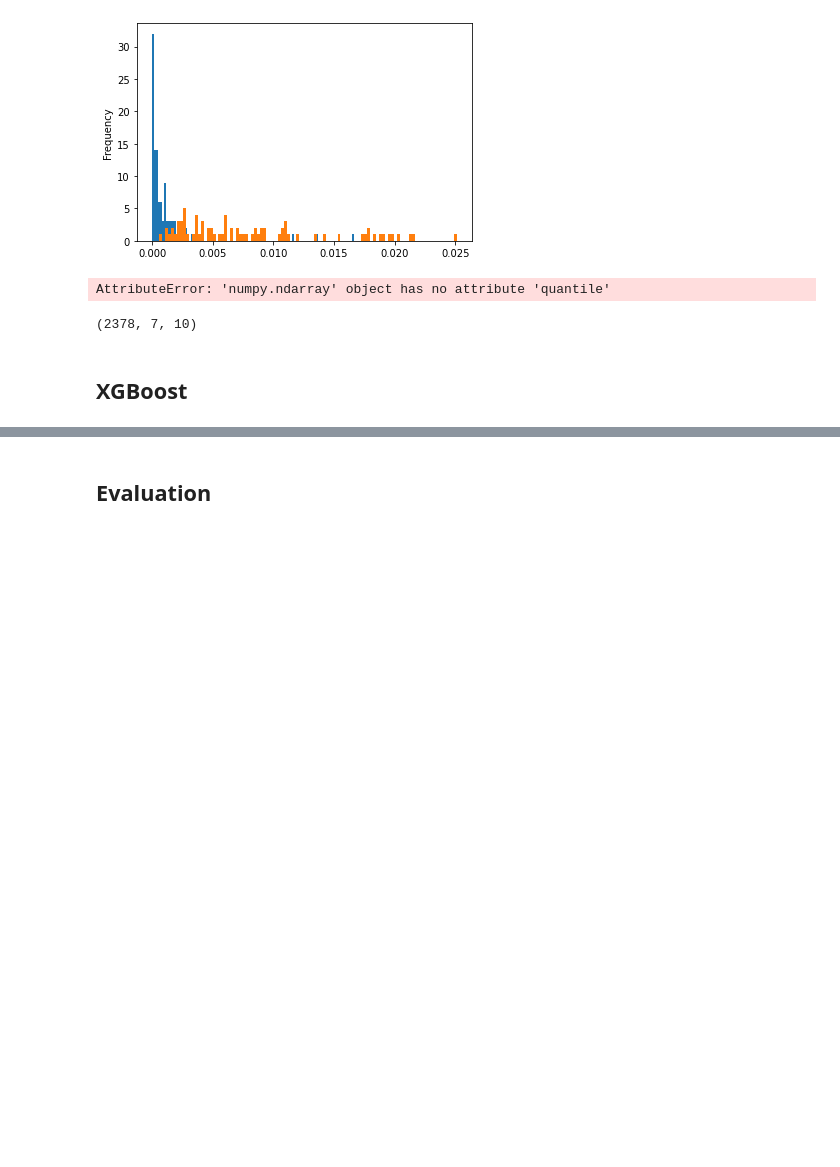
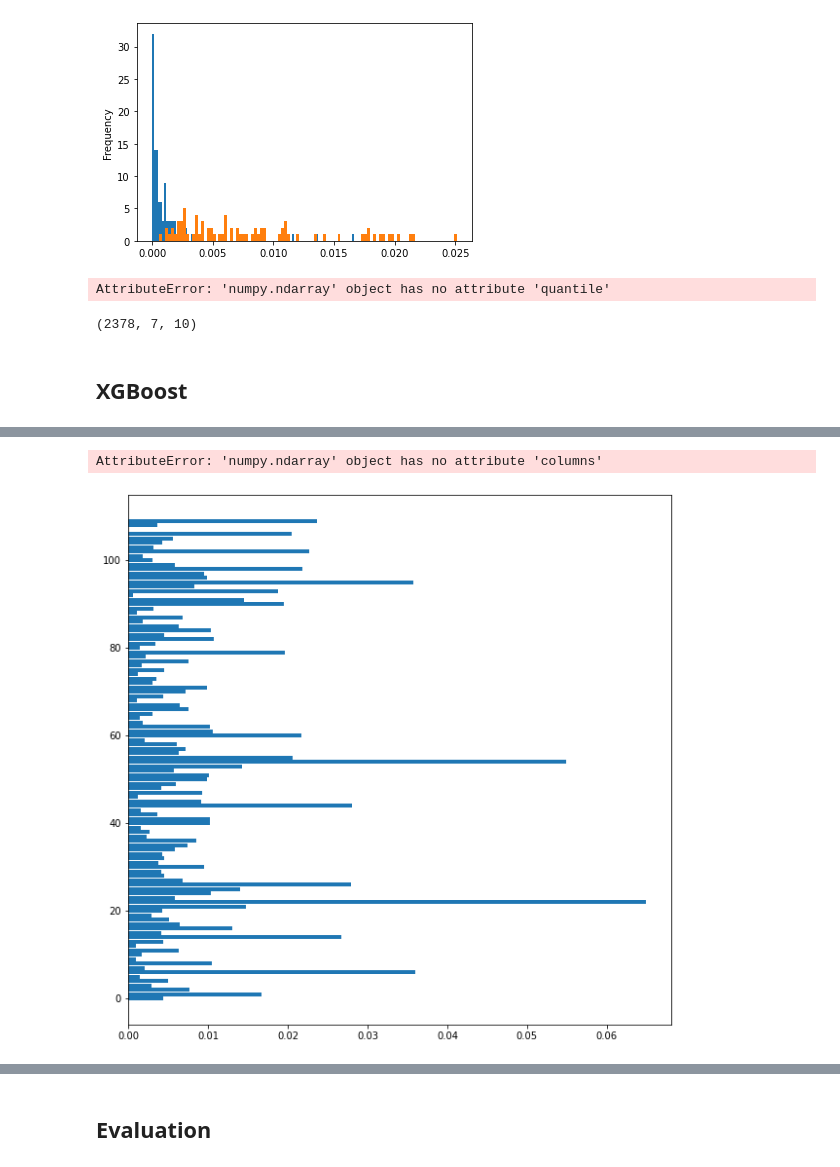
Before and after one commit to Protechted/AI-Model-Training, a Jupyter notebook: training/data_exploration.ipynb, the cells around one changed output, grey strips where cells are left out. Drawn from its saved outputs; the diff is of its cells as text; code cells hidden in the pictures; blank space fills up the shorter version.

```diff
--- a/training/data_exploration.ipynb
+++ b/training/data_exploration.ipynb
@@ -226,3 +229,15 @@ best_model.save_model("../models/xgb-capybara-2.bin")
 #model = xgb.Booster(model_file="../models/xgb_model_2.bin")
 # predict the test data
 #model.predict(xgb.DMatrix(X_test))
+# %%
+importance = best_model.feature_importances_
+# plot the 10 most important features
+plt.rcParams['figure.figsize'] = (10, 10)
+plt.barh(range(len(importance)), importance, align='center')
+plt.yticks(range(len(importance)), X_train.columns)
+plt.xlabel("Importance")
+plt.ylabel("Feature")
+plt.show()
+# %% [output]
+AttributeError: 'numpy.ndarray' object has no attribute 'columns'
+[figure, added]
```
Also changed, not shown: parts of 34 cells of this notebook, 3 other files.
